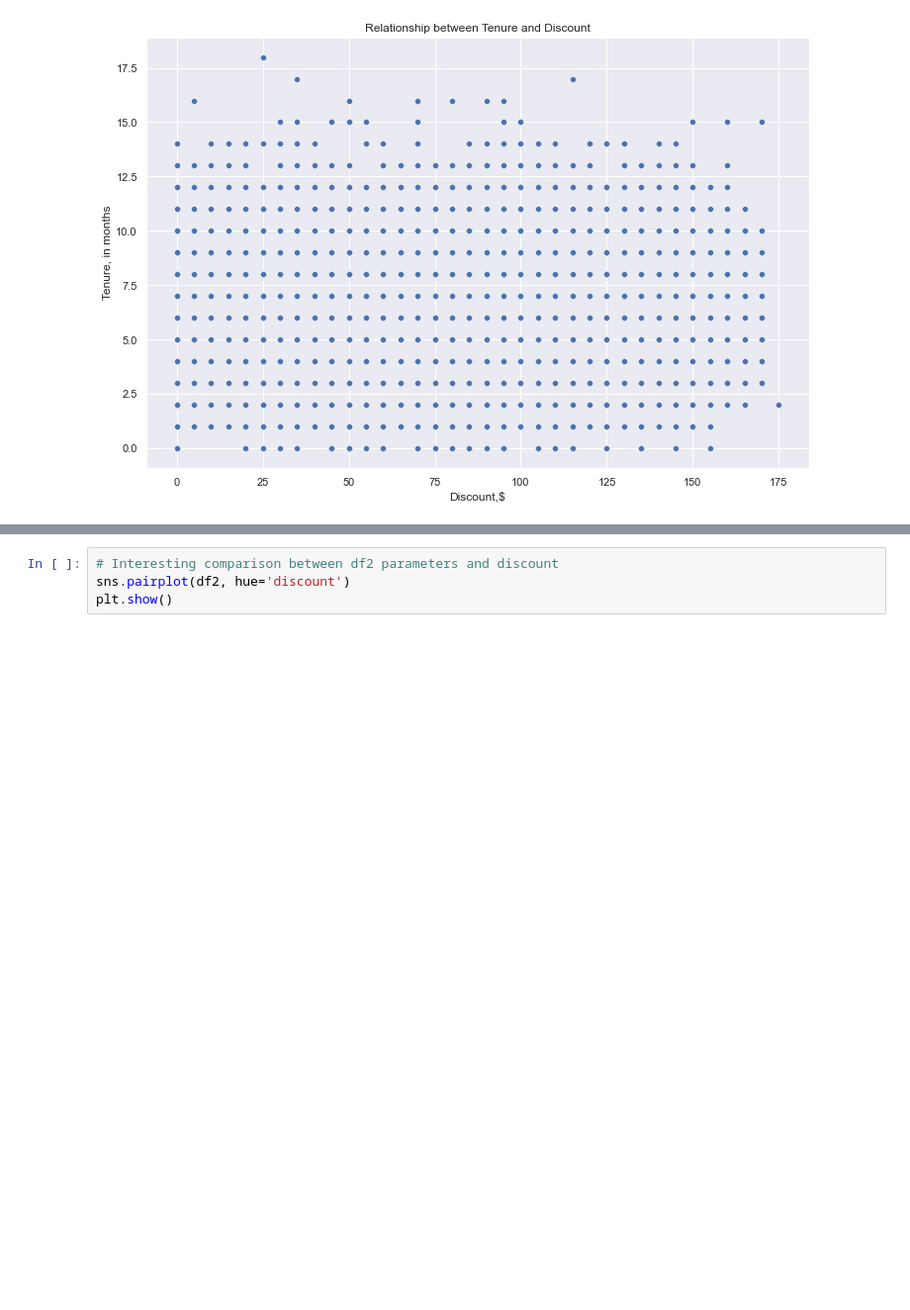
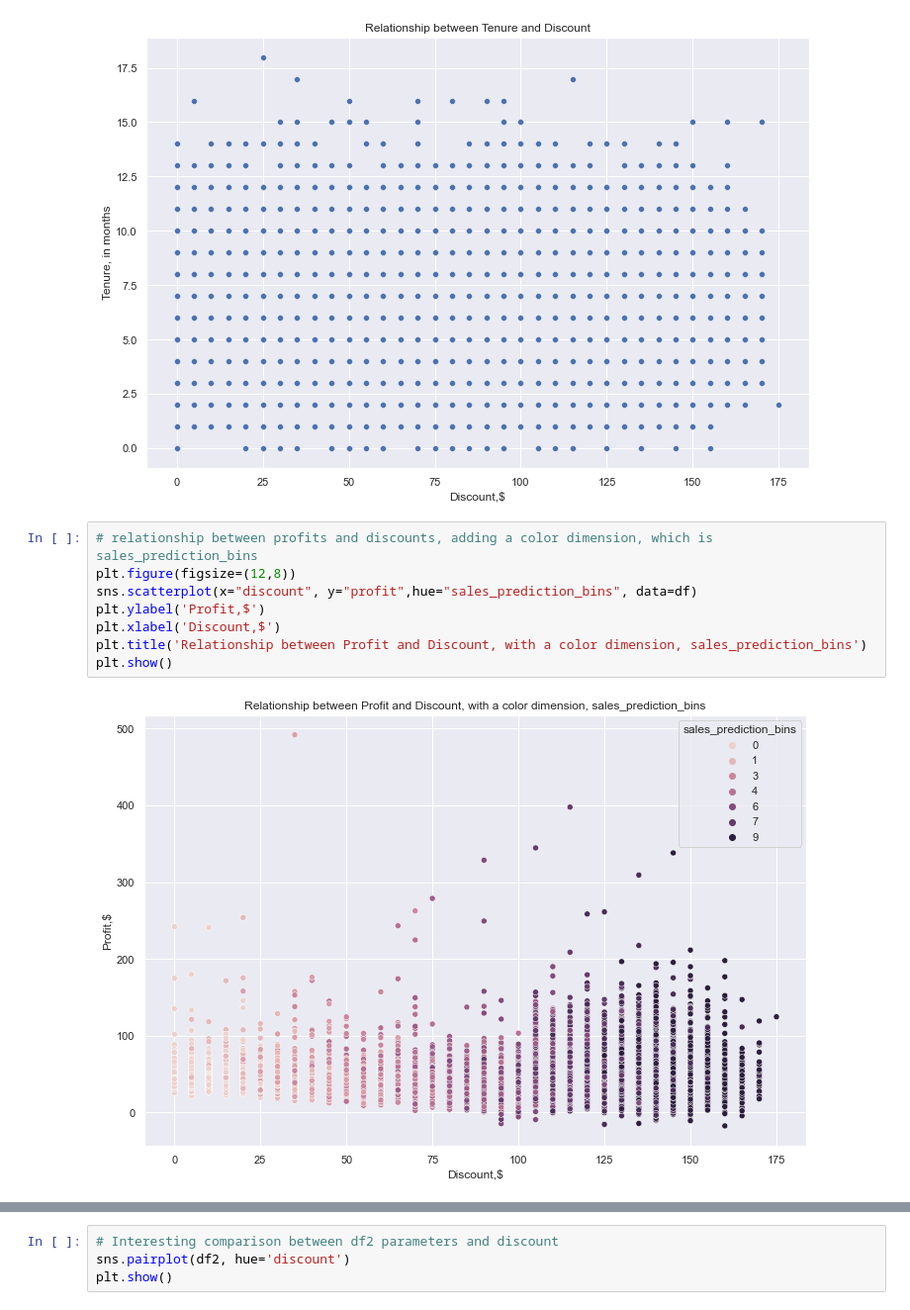
Before and after one commit to oscar-esvi/Predicting-the-Profitability-of-Discounts, a Jupyter notebook: Estimating_the_Profitability_of_Discounts.ipynb, the cells around one changed output, grey strips where cells are left out. Shown at 99% size. Drawn from its saved outputs; the diff is of its cells as text; blank space fills up the shorter version.

```diff
--- a/Estimating_the_Profitability_of_Discounts.ipynb
+++ b/Estimating_the_Profitability_of_Discounts.ipynb
@@ -116,5 +128,15 @@ plt.title('Relationship between Tenure and Discount')
 plt.show()
 # %% [output]
 [figure]
+# %%
+# relationship between profits and discounts, adding a color dimension, which is sales_prediction_bins
+plt.figure(figsize=(12,8))
+sns.scatterplot(x="discount", y="profit",hue="sales_prediction_bins", data=df)
+plt.ylabel('Profit,$')
+plt.xlabel('Discount,$')
+plt.title('Relationship between Profit and Discount, with a color dimension, sales_prediction_bins')
+plt.show()
+# %% [output]
+[figure, added]
 # %%
 # This is not correct?
```
Also changed, not shown: parts of 32 cells of this notebook, 2 other files.
